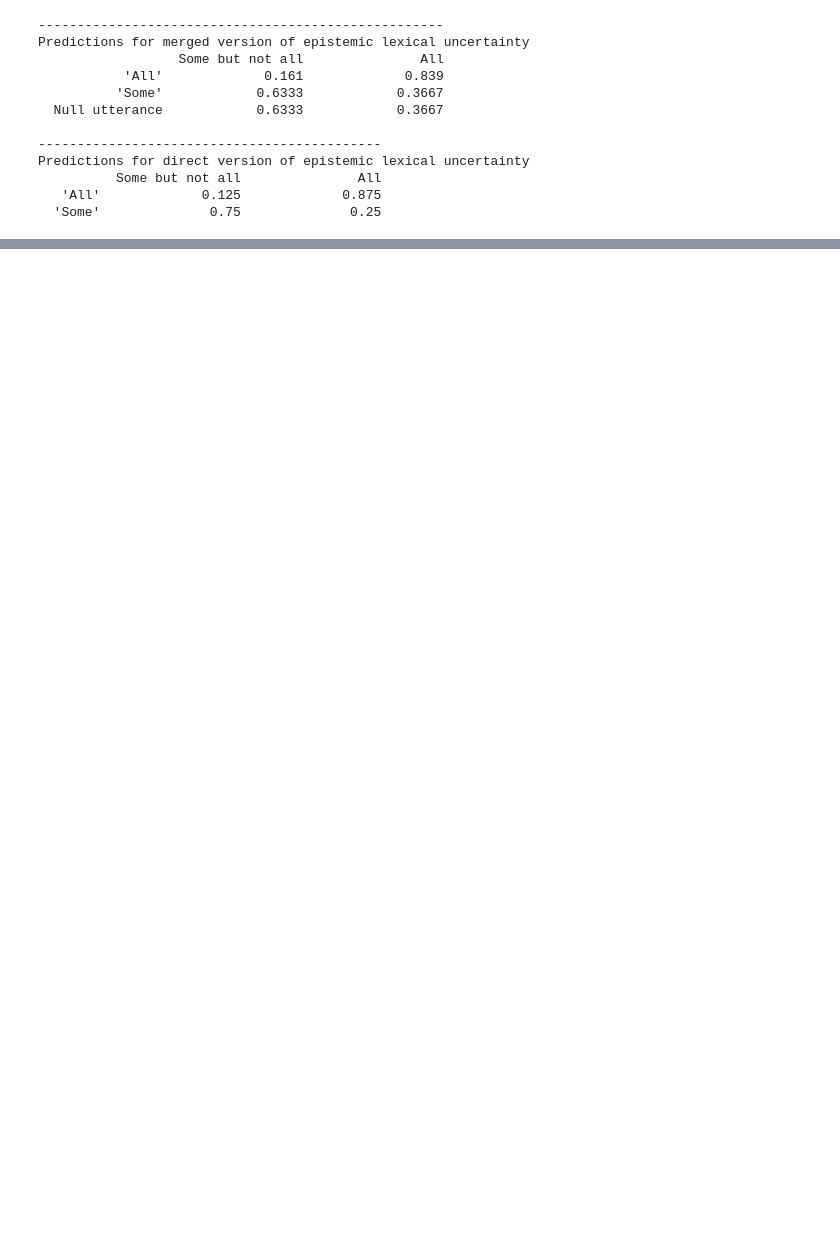
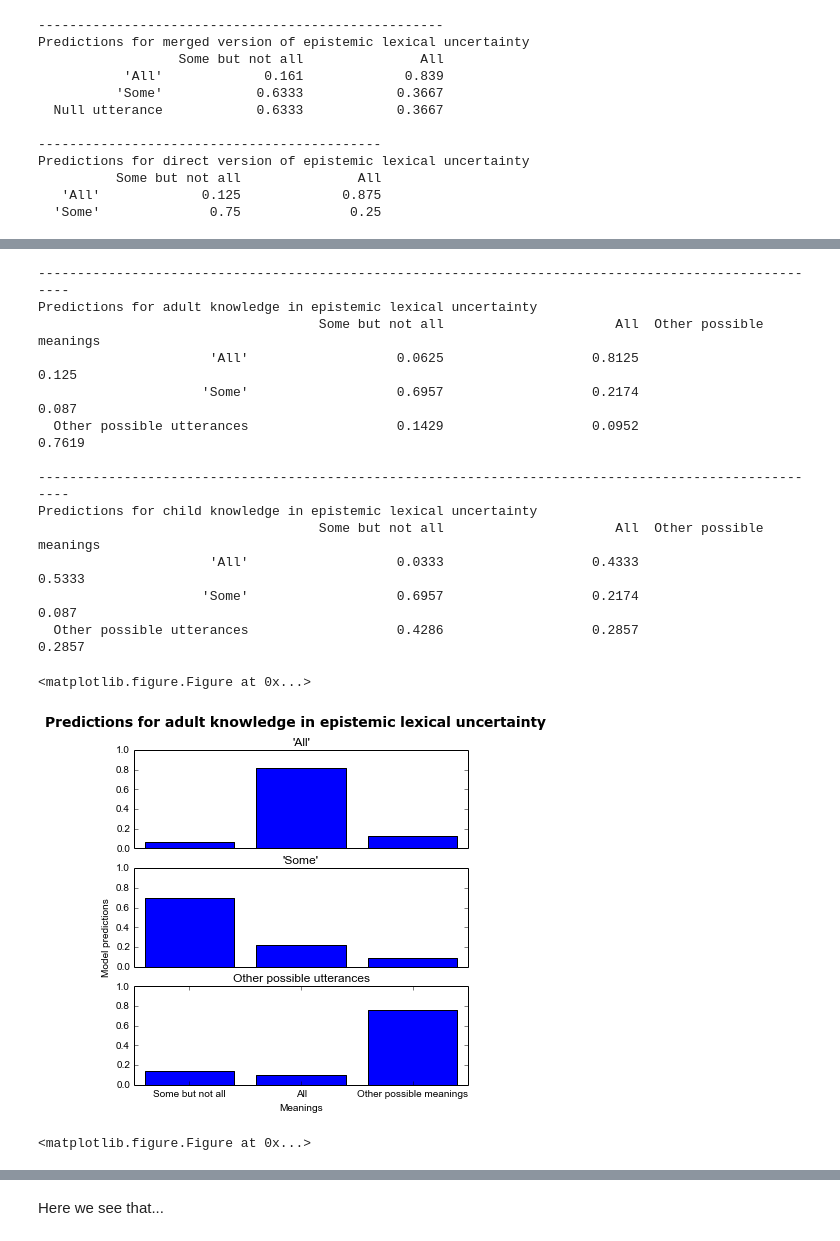
Before and after one commit to Epist/EpistemicPragmatics, a Jupyter notebook: Examples for paper.ipynb, the cells around one changed output, grey strips where cells are left out. Cells and saved outputs as stored; diff of their text form; code cells hidden in the pictures; blank space fills up the shorter version.

```diff
--- a/Examples for paper.ipynb
+++ b/Examples for paper.ipynb
@@ -385,0 +396,45 @@ Predictions for direct version of epistemic lexical uncertainty
+# %%
+#Developmental model
+
+reasonableMapsAdult=np.array([[0.05,0.8,0.15],[0.65,0.25,0.1], [0.1,0.1,0.8]])
+reasonableMapsChild=np.array([[0.05,0.8,0.15],[0.65,0.25,0.1], [0.8,0.1,0.1]])#A child who doesn't know the word "all" in relation to "some"
+
+priorsChild=[]#Might want to change these depending on the theory
+
+means=["Some but not all", "All", "Other possible meanings"]
+#Justify the auxilliary thing by arguing that it represents the joint contribution of other things that might be communicated
+utts=["\'All\'", "\'Some\'", "Other possible utterances"]
+#Justify the auxilliary thing by arguing that it represents the joint contribution of other things that might be said
+
+#Might want to include a meaning for "some and possibly including all"
+
+epistTestAdult = PragmaticModel(modelType="BeliefDecay", mappings=reasonableMapsAdult, beliefStrength=1, meanings=means, utterances=utts)
+epistTestChild = PragmaticModel(modelType="BeliefDecay", mappings=reasonableMapsChild, beliefStrength=1, meanings=means, utterances=utts)
+
+adultPreds=epistTestAdult.iterate(2)
+childPreds=epistTestChild.iterate(2)
+epistTestAdult.display_listener_matrix(adultPreds, title="Predictions for adult knowledge in epistemic lexical uncertainty")
+epistTestChild.display_listener_matrix(childPreds, title="Predictions for child knowledge in epistemic lexical uncertainty")
+
+reload(util)
+from utilities import gridPlotPredictions
+
+gridPlotPredictions(epistTestAdult, adultPreds, "Predictions for adult knowledge in epistemic lexical uncertainty")
+gridPlotPredictions(epistTestChild, childPreds, "Predictions for child knowledge in epistemic lexical uncertainty")
+# %% [output]
+------------------------------------------------------------------------------------------------------
+Predictions for adult knowledge in epistemic lexical uncertainty
+                                    Some but not all                      All  Other possible meanings
+                      'All'                   0.0625                   0.8125                    0.125
+                     'Some'                   0.6957                   0.2174                    0.087
+  Other possible utterances                   0.1429                   0.0952                   0.7619
+
+------------------------------------------------------------------------------------------------------
+Predictions for child knowledge in epistemic lexical uncertainty
+                                    Some but not all                      All  Other possible meanings
+                      'All'                   0.0333                   0.4333                   0.5333
+                     'Some'                   0.6957                   0.2174                    0.087
+  Other possible utterances                   0.4286                   0.2857                   0.2857
+<matplotlib.figure.Figure at 0x...>
+[figure, added]
+<matplotlib.figure.Figure at 0x...>
@@ -385,0 +442,2 @@ Predictions for direct version of epistemic lexical uncertainty
+# %% [markdown]
+Here we see that...
```
Also changed, not shown: parts of 9 cells of this notebook, 1 other file.
